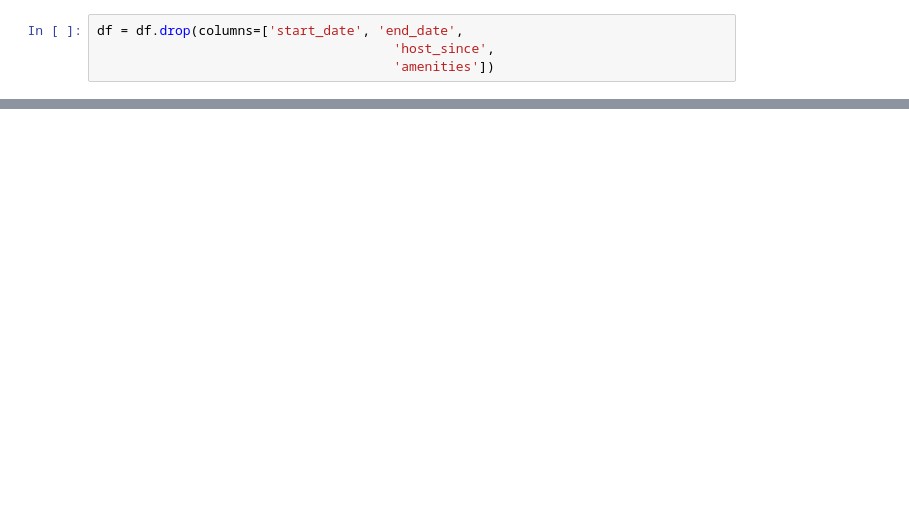
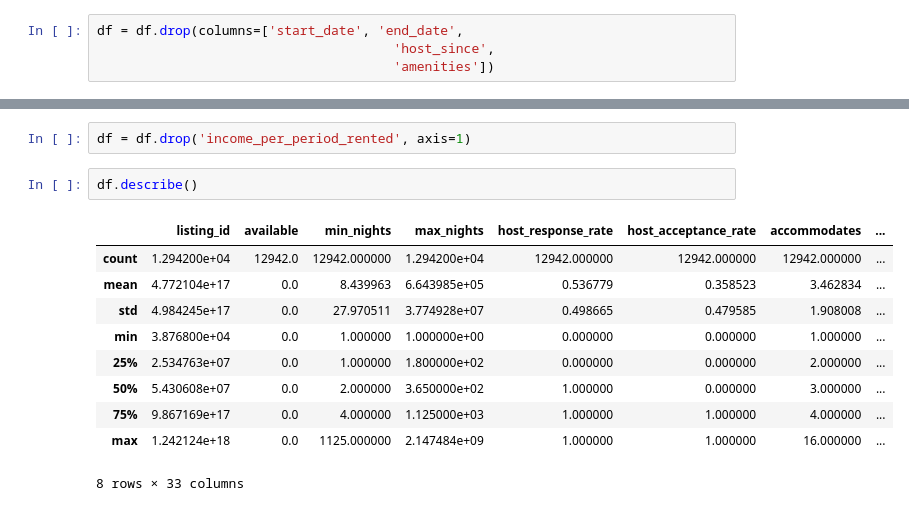
Before and after one commit to katerinadobrynina/DOPP, a Jupyter notebook: DOPP_preparation_for_ml.ipynb, the cells around one changed output, grey strips where cells are left out. Drawn from its saved outputs; the diff is of its cells as text; blank space fills up the shorter version.

```diff
--- a/DOPP_preparation_for_ml.ipynb
+++ b/DOPP_preparation_for_ml.ipynb
@@ -90,0 +89,15 @@ Name: total_income, Length: 65, dtype: float64
+# %%
+df = df.drop('income_per_period_rented', axis=1)
+# %%
+df.describe()
+# %% [output]
+|  | listing_id | available | min_nights | max_nights | host_response_rate | host_acceptance_rate | accommodates | ... |
+| count | 1.294200e+04 | 12942.0 | 12942.000000 | 1.294200e+04 | 12942.000000 | 12942.000000 | 12942.000000 | ... |
+| mean | 4.772104e+17 | 0.0 | 8.439963 | 6.643985e+05 | 0.536779 | 0.358523 | 3.462834 | ... |
+| std | 4.984245e+17 | 0.0 | 27.970511 | 3.774928e+07 | 0.498665 | 0.479585 | 1.908008 | ... |
+| min | 3.876800e+04 | 0.0 | 1.000000 | 1.000000e+00 | 0.000000 | 0.000000 | 1.000000 | ... |
+| 25% | 2.534763e+07 | 0.0 | 1.000000 | 1.800000e+02 | 0.000000 | 0.000000 | 2.000000 | ... |
+| 50% | 5.430608e+07 | 0.0 | 2.000000 | 3.650000e+02 | 1.000000 | 0.000000 | 3.000000 | ... |
+| 75% | 9.867169e+17 | 0.0 | 4.000000 | 1.125000e+03 | 1.000000 | 1.000000 | 4.000000 | ... |
+| max | 1.242124e+18 | 0.0 | 1125.000000 | 2.147484e+09 | 1.000000 | 1.000000 | 16.000000 | ... |
+8 rows × 33 columns
```
Also changed, not shown: parts of 11 cells of this notebook, 1 other file.
